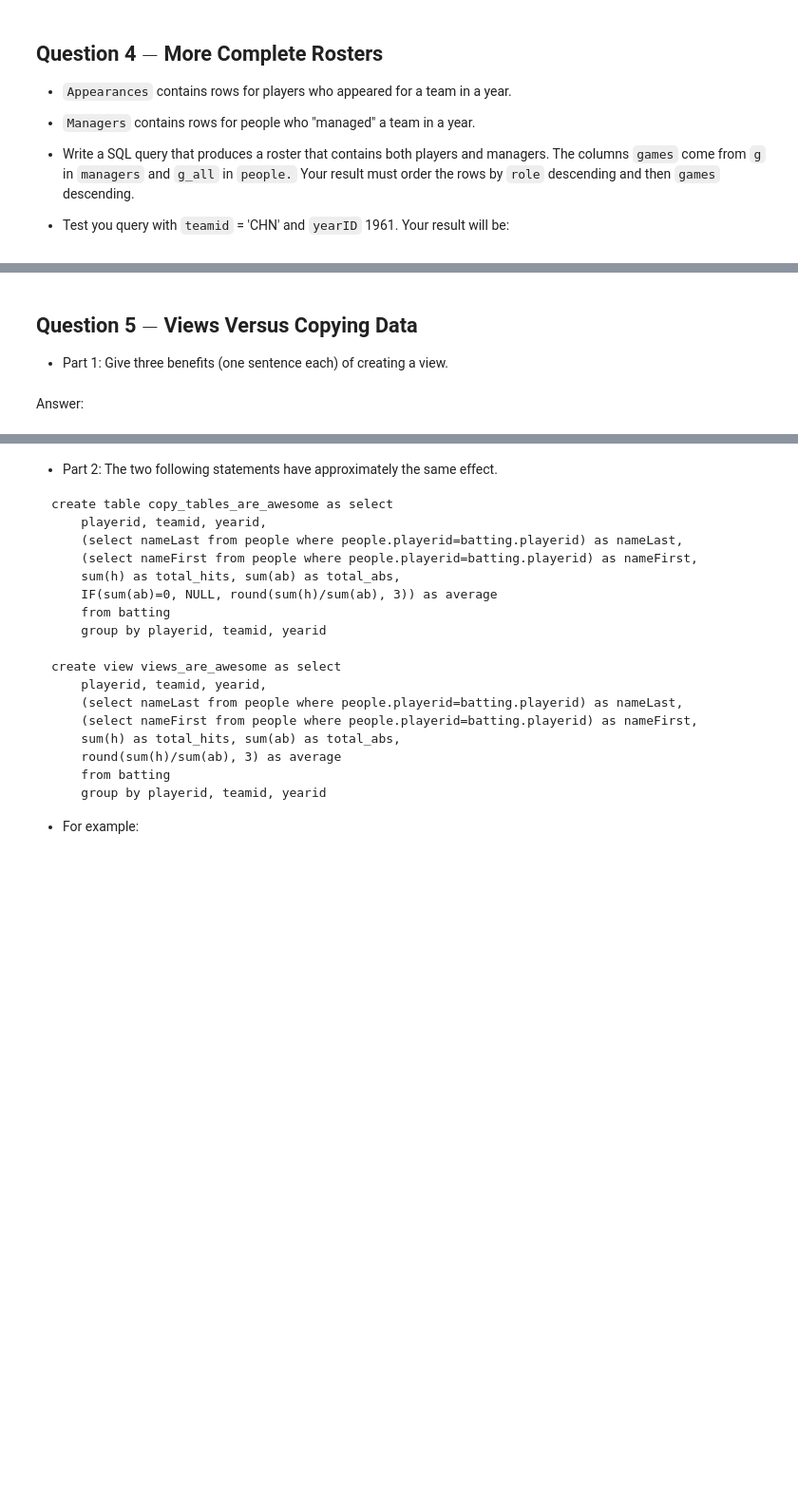
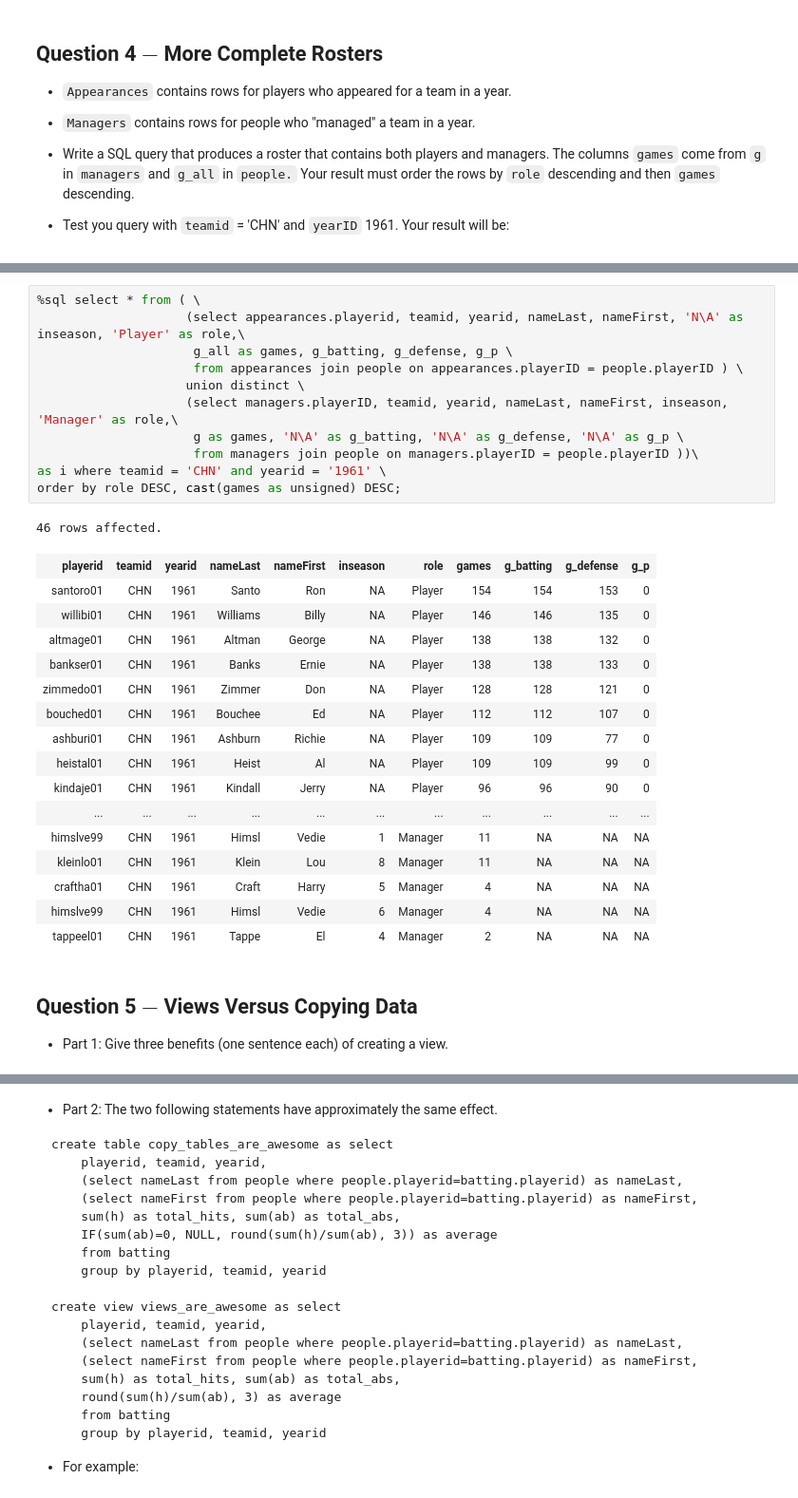
Before and after one commit to pow25/database, a Jupyter notebook: midterm-w4111-fall-2018-v1-public.ipynb, the cells around one changed output, grey strips where cells are left out. Shown at 95% size. Drawn from its saved outputs; the diff is of its cells as text; blank space fills up the shorter version.

```diff
--- a/midterm-w4111-fall-2018-v1-public.ipynb
+++ b/midterm-w4111-fall-2018-v1-public.ipynb
@@ -358,7 +354,34 @@ Sample =
+# %%
+%sql select * from ( \
+                    (select appearances.playerid, teamid, yearid, nameLast, nameFirst, 'N\A' as inseason, 'Player' as role,\
+                     g_all as games, g_batting, g_defense, g_p \
+                     from appearances join people on appearances.playerID = people.playerID ) \
+                    union distinct \
+                    (select managers.playerID, teamid, yearid, nameLast, nameFirst, inseason, 'Manager' as role,\
+                     g as games, 'N\A' as g_batting, 'N\A' as g_defense, 'N\A' as g_p \
+                     from managers join people on managers.playerID = people.playerID ))\
+as i where teamid = 'CHN' and yearid = '1961' \
+order by role DESC, cast(games as unsigned) DESC;
+# %% [output]
+46 rows affected.
+| playerid | teamid | yearid | nameLast | nameFirst | inseason | role | games | g_batting | g_defense | g_p |
+| santoro01 | CHN | 1961 | Santo | Ron | NA | Player | 154 | 154 | 153 | 0 |
+| willibi01 | CHN | 1961 | Williams | Billy | NA | Player | 146 | 146 | 135 | 0 |
+| altmage01 | CHN | 1961 | Altman | George | NA | Player | 138 | 138 | 132 | 0 |
+| bankser01 | CHN | 1961 | Banks | Ernie | NA | Player | 138 | 138 | 133 | 0 |
+| zimmedo01 | CHN | 1961 | Zimmer | Don | NA | Player | 128 | 128 | 121 | 0 |
+| bouched01 | CHN | 1961 | Bouchee | Ed | NA | Player | 112 | 112 | 107 | 0 |
+| ashburi01 | CHN | 1961 | Ashburn | Richie | NA | Player | 109 | 109 | 77 | 0 |
+| heistal01 | CHN | 1961 | Heist | Al | NA | Player | 109 | 109 | 99 | 0 |
+| kindaje01 | CHN | 1961 | Kindall | Jerry | NA | Player | 96 | 96 | 90 | 0 |
+| ... | ... | ... | ... | ... | ... | ... | ... | ... | ... | ... |
+| himslve99 | CHN | 1961 | Himsl | Vedie | 1 | Manager | 11 | NA | NA | NA |
+| kleinlo01 | CHN | 1961 | Klein | Lou | 8 | Manager | 11 | NA | NA | NA |
+| craftha01 | CHN | 1961 | Craft | Harry | 5 | Manager | 4 | NA | NA | NA |
+| himslve99 | CHN | 1961 | Himsl | Vedie | 6 | Manager | 4 | NA | NA | NA |
+| tappeel01 | CHN | 1961 | Tappe | El | 4 | Manager | 2 | NA | NA | NA |
 # %% [markdown]
 ## Question 5 $-$ Views Versus Copying Data
 
 
 - Part 1: Give three benefits (one sentence each) of creating a view.
-# %% [markdown]
-Answer:
```
Also changed, not shown: parts of 15 cells of this notebook.
